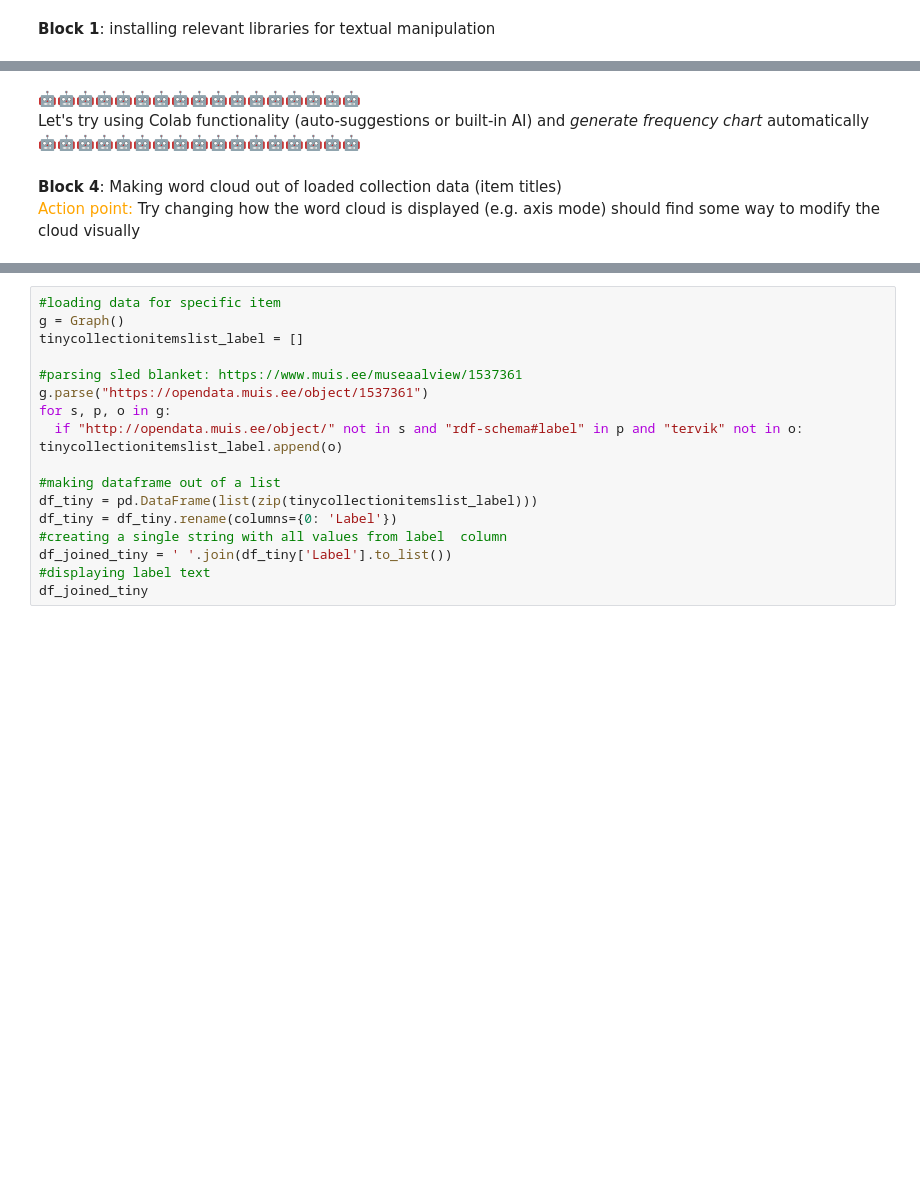
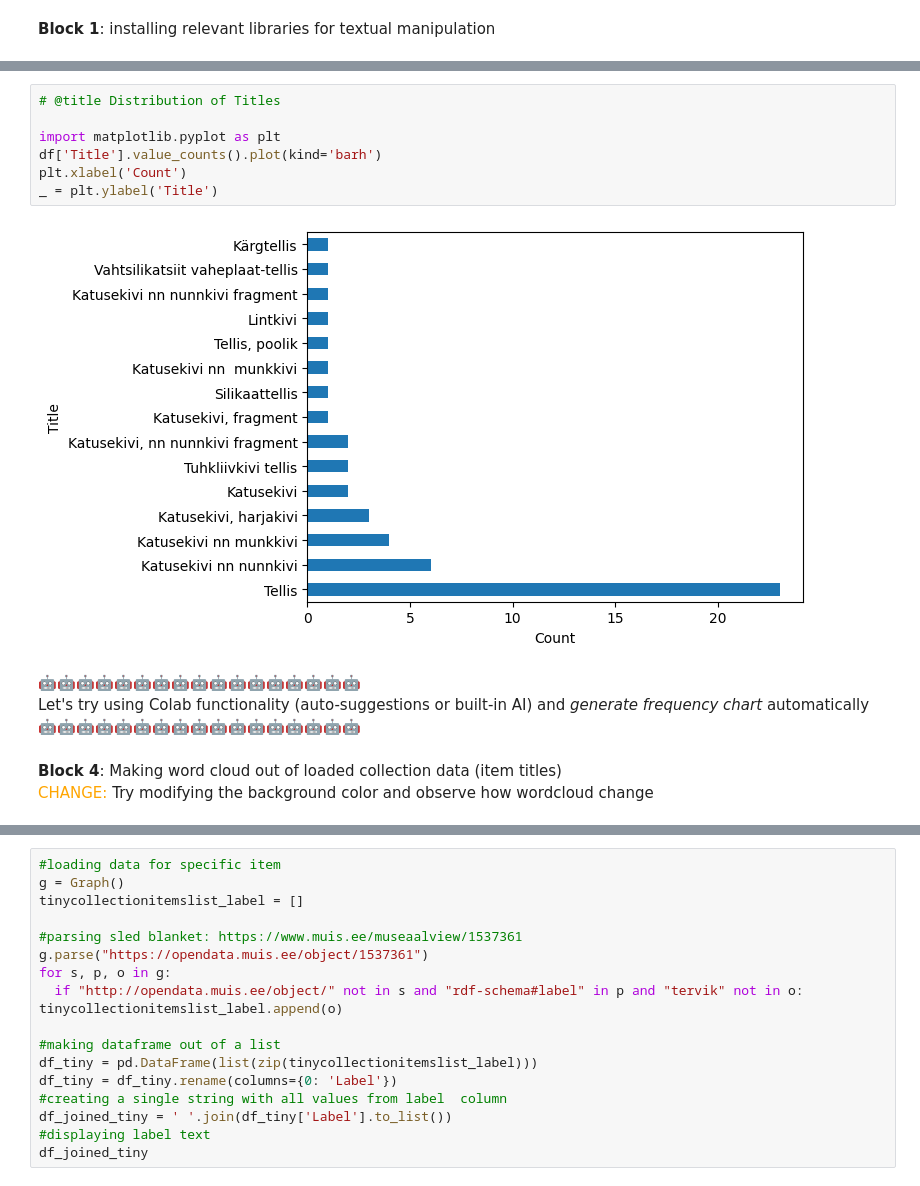
Before and after one commit to olexandr7/erm_workshop, a Jupyter notebook: ERM_workshop_1.ipynb, the cells around one changed output, grey strips where cells are left out. Drawn from its saved outputs; the diff is of its cells as text; blank space fills up the shorter version.

```diff
--- a/ERM_workshop_1.ipynb
+++ b/ERM_workshop_1.ipynb
@@ -185,3 +188,12 @@ df
+# %%
+# @title Distribution of Titles
+
+import matplotlib.pyplot as plt
+df['Title'].value_counts().plot(kind='barh')
+plt.xlabel('Count')
+_ = plt.ylabel('Title')
+# %% [output]
+[figure, added]
 # %% [markdown]
 🤖🤖🤖🤖🤖🤖🤖🤖🤖🤖🤖🤖🤖🤖🤖🤖🤖
 <br>
@@ -189,8 +201,7 @@ Let's try using Colab functionality (auto-suggestions or built-in AI) and *gener
 <br>🤖🤖🤖🤖🤖🤖🤖🤖🤖🤖🤖🤖🤖🤖🤖🤖🤖
 # %% [markdown]
 **Block 4**: Making word cloud out of loaded collection data (item titles)
-<br>  <font color='orange'>Action point: </font> Try changing how the word cloud is displayed (e.g. axis mode)
-should find some way to modify the cloud visually
+<br>  <font color='orange'>CHANGE: </font> Try modifying the background color and observe how wordcloud change
 # %%
 #Creating wordcloud based on example from:
 #https://github.com/amueller/word_cloud/blob/main/examples/simple.py
```
Also changed, not shown: parts of 25 cells of this notebook.
